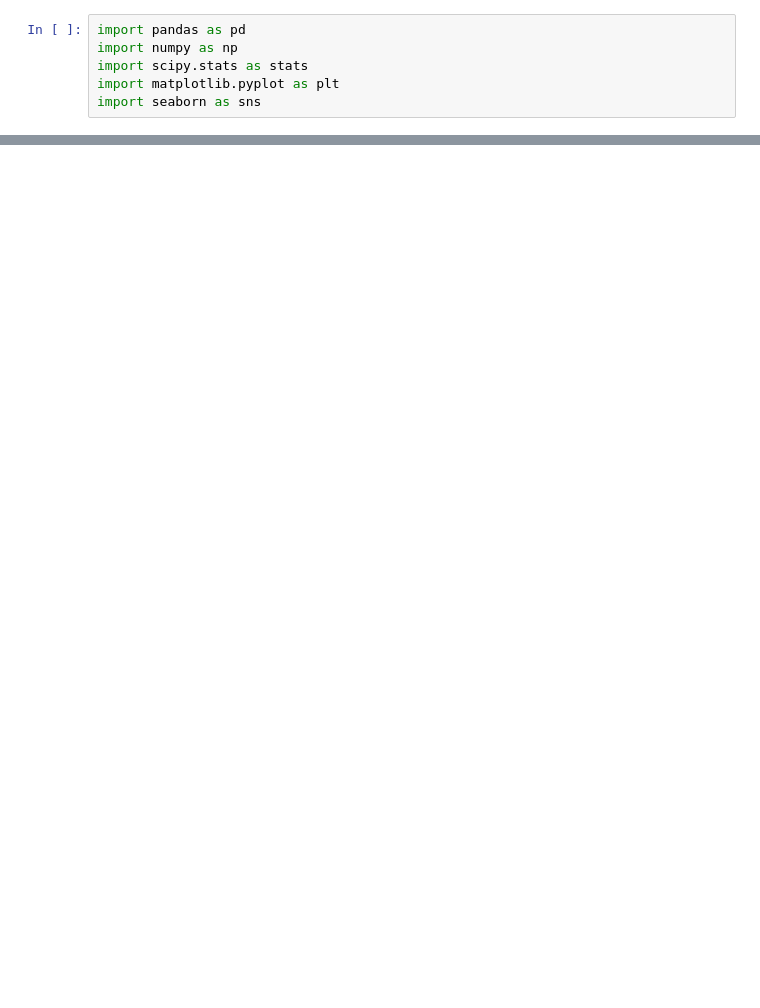
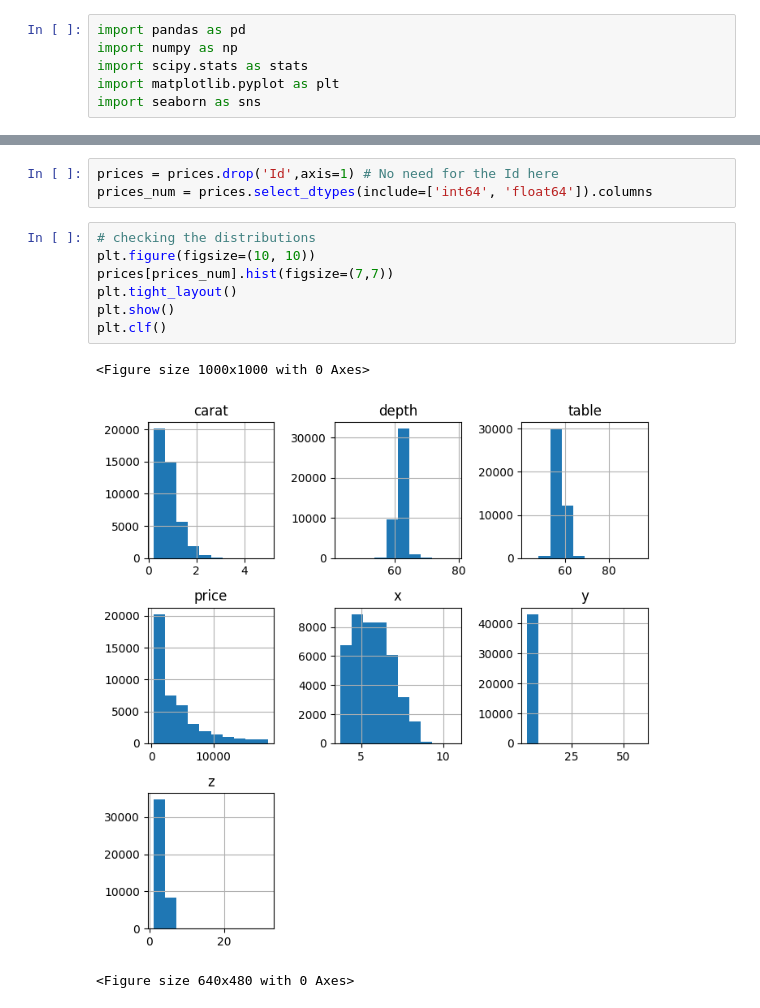
Before and after one commit to YSKAA423/Diamon_Price_Predictor, a Jupyter notebook: Diamond_Price_Predictor.ipynb, the cells around one changed output, grey strips where cells are left out. Cells and saved outputs as stored; diff of their text form; blank space fills up the shorter version.

```diff
--- a/Diamond_Price_Predictor.ipynb
+++ b/Diamond_Price_Predictor.ipynb
@@ -50,0 +176,14 @@ memory usage: 842.9+ KB
+# %%
+prices = prices.drop('Id',axis=1) # No need for the Id here
+prices_num = prices.select_dtypes(include=['int64', 'float64']).columns
+# %%
+# checking the distributions
+plt.figure(figsize=(10, 10))
+prices[prices_num].hist(figsize=(7,7))
+plt.tight_layout()
+plt.show()
+plt.clf()
+# %% [output]
+<Figure size 1000x1000 with 0 Axes>
+[figure, added]
+<Figure size 640x480 with 0 Axes>
```
Also changed, not shown: parts of 29 cells of this notebook.
